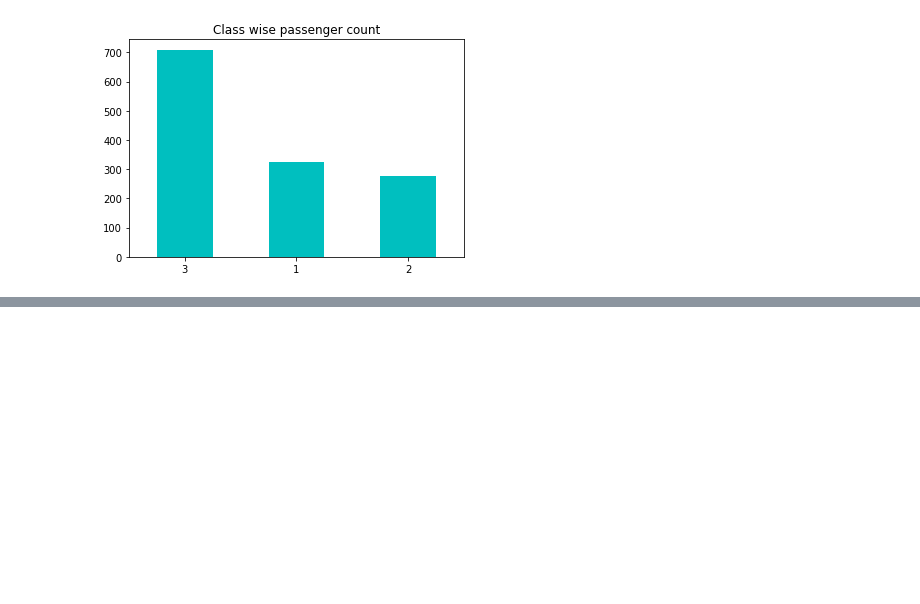
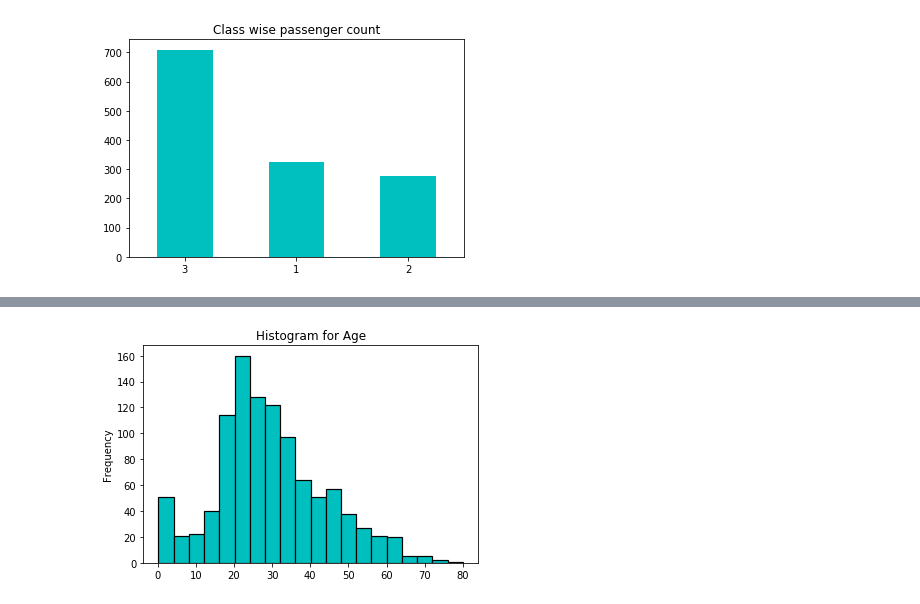
Before and after one commit to ketan12sharma/titanic, a Jupyter notebook: notebooks/ExploringData_Part_1_Titanic.ipynb, the cells around one changed output, grey strips where cells are left out. Drawn from its saved outputs; the diff is of its cells as text; code cells hidden in the pictures; blank space fills up the shorter version.

```diff
--- a/notebooks/ExploringData_Titanic.ipynb
+++ b/notebooks/ExploringData_Part_1_Titanic.ipynb
@@ -347,0 +358,6 @@ df.Pclass.value_counts().plot(kind = 'bar',rot = 0, title= 'Class wise passenger
+# %%
+# this will create 20 buckets for our
+# The below histogram is positively skewed
+df.Age.plot(kind = 'hist', bins = 20, title = 'Histogram for Age', color = 'c', edgecolor='black', linewidth=1.2);
+# %% [output]
+[figure, added]
```
Also changed, not shown: parts of 29 cells of this notebook, 1 other file.
